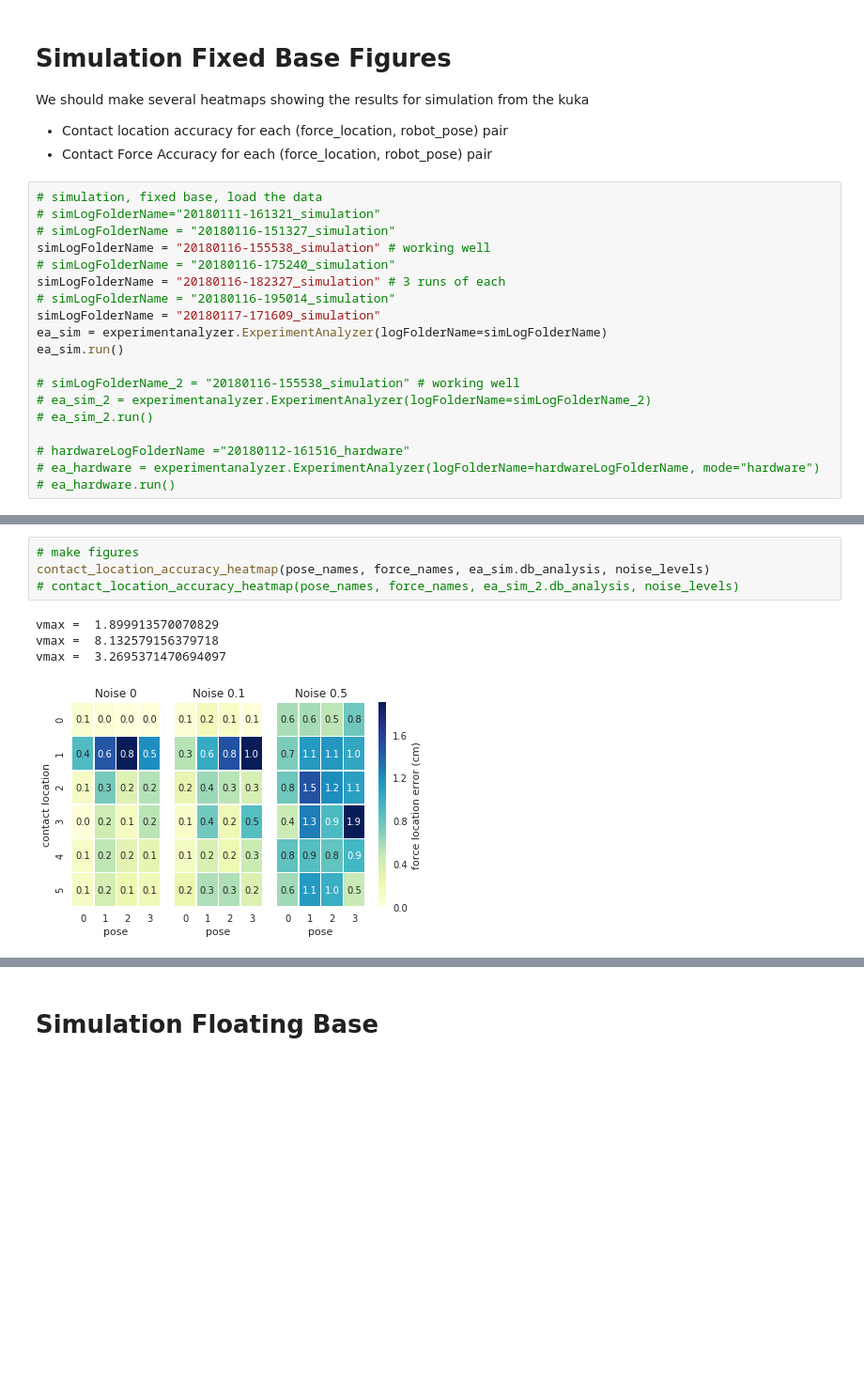
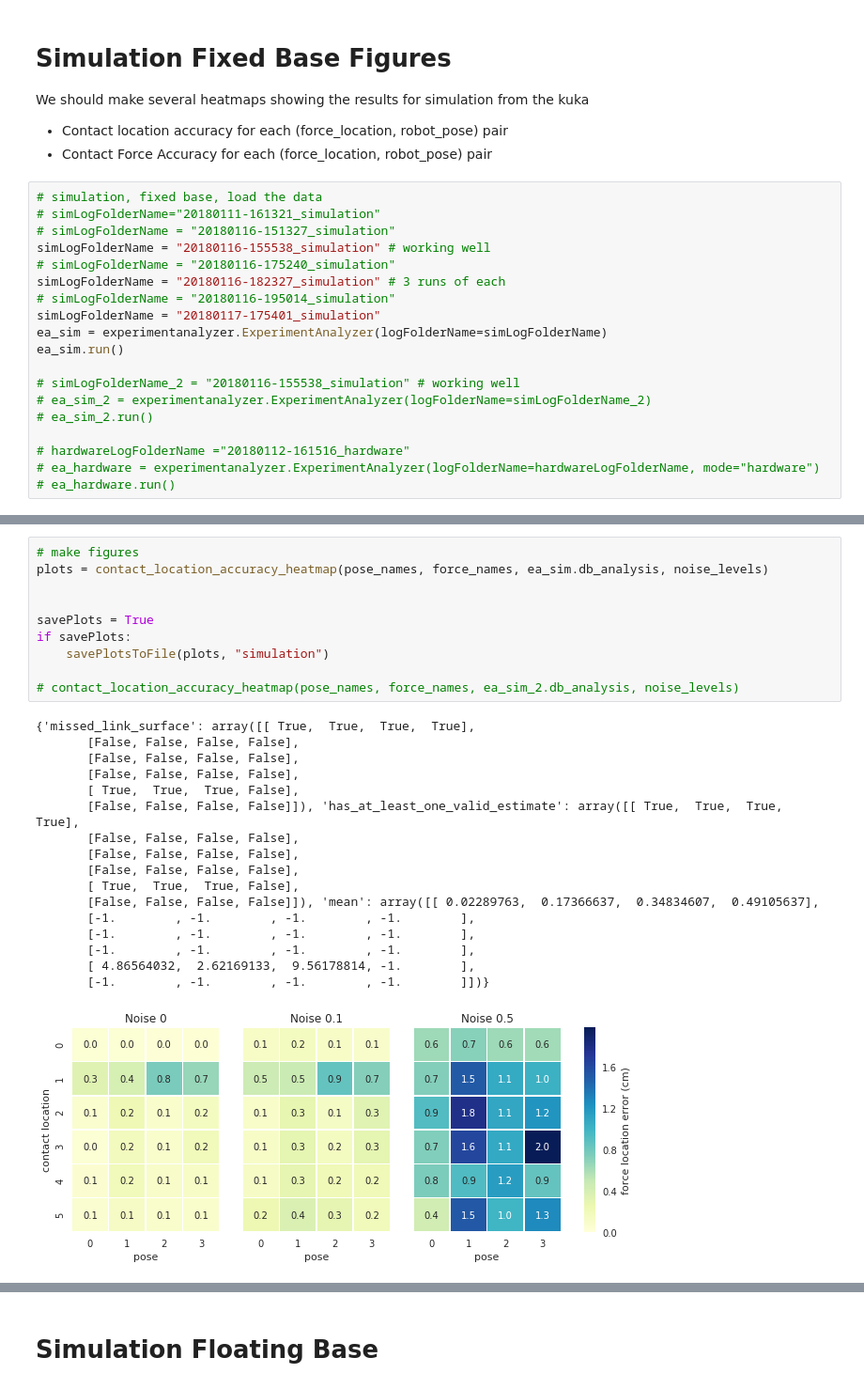
Before and after one commit to RobotLocomotion/spartan, a Jupyter notebook: src/ContactParticleFilter/jupyter_notebooks/masters_thesis_figures.ipynb, the cells around one changed output, grey strips where cells are left out. Shown at 94% size. Saved outputs shown, nothing was run; the diff lists cells and outputs as text; blank space fills up the shorter version.

```diff
--- a/src/ContactParticleFilter/jupyter_notebooks/masters_thesis_figures.ipynb
+++ b/src/ContactParticleFilter/jupyter_notebooks/masters_thesis_figures.ipynb
@@ -184,7 +379,7 @@ simLogFolderName = "20180116-155538_simulation" # working well
 # simLogFolderName = "20180116-175240_simulation"
 simLogFolderName = "20180116-182327_simulation" # 3 runs of each
 # simLogFolderName = "20180116-195014_simulation"
-simLogFolderName = "20180117-171609_simulation"
+simLogFolderName = "20180117-175401_simulation"
 ea_sim = experimentanalyzer.ExperimentAnalyzer(logFolderName=simLogFolderName)
 ea_sim.run()
 
@@ -198,9 +400,28 @@ ea_sim.run()
 # %%
 # make figures
-contact_location_accuracy_heatmap(pose_names, force_names, ea_sim.db_analysis, noise_levels)
+plots = contact_location_accuracy_heatmap(pose_names, force_names, ea_sim.db_analysis, noise_levels)
+
+
+savePlots = True
+if savePlots:
+    savePlotsToFile(plots, "simulation")
+
 # contact_location_accuracy_heatmap(pose_names, force_names, ea_sim_2.db_analysis, noise_levels)
 # %% [output]
-vmax =  1.899913570070829
-vmax =  8.132579156379718
-vmax =  3.2695371470694097
+{'missed_link_surface': array([[ True,  True,  True,  True],
+       [False, False, False, False],
+       [False, False, False, False],
+       [False, False, False, False],
+       [ True,  True,  True, False],
+       [False, False, False, False]]), 'has_at_least_one_valid_estimate': array([[ True,  True,  True,  True],
+       [False, False, False, False],
+       [False, False, False, False],
+       [False, False, False, False],
+       [ True,  True,  True, False],
+       [False, False, False, False]]), 'mean': array([[ 0.02289763,  0.17366637,  0.34834607,  0.49105637],
+       [-1.        , -1.        , -1.        , -1.        ],
+       [-1.        , -1.        , -1.        , -1.        ],
+       [-1.        , -1.        , -1.        , -1.        ],
+       [ 4.86564032,  2.62169133,  9.56178814, -1.        ],
+       [-1.        , -1.        , -1.        , -1.        ]])}
-[figure, old version]
+[figure, new version]
```
Also changed, not shown: parts of 7 cells of this notebook, 1 other file.
